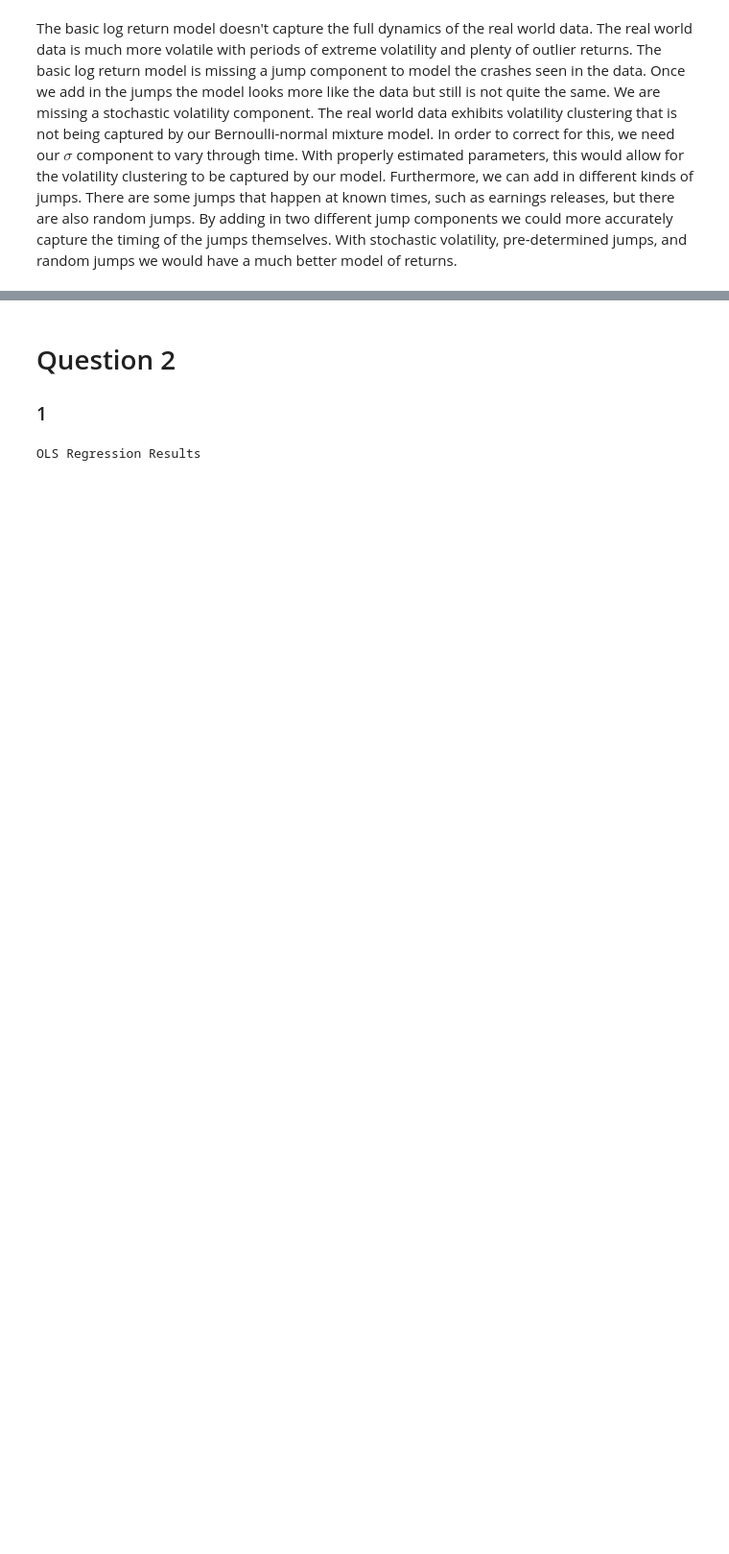
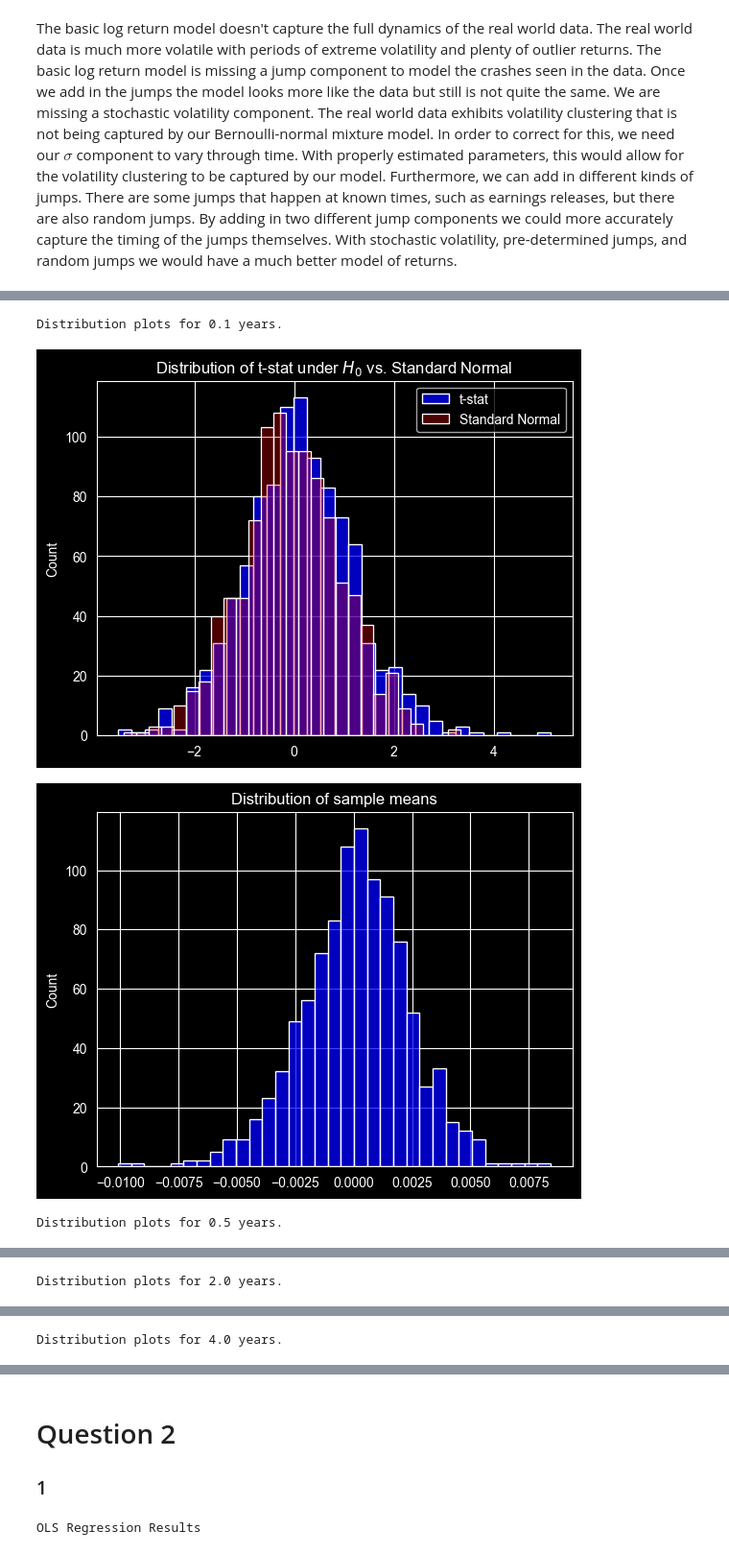
Before and after one commit to hg2777/Time-Series, a Jupyter notebook: ps3/hw3.ipynb, the cells around one changed output, grey strips where cells are left out. Shown at 96% size. Saved outputs shown, nothing was run; the diff lists cells and outputs as text; code cells hidden in the pictures; blank space fills up the shorter version.

```diff
--- a/ps3/hw3.ipynb
+++ b/ps3/hw3.ipynb
@@ -51,0 +138,13 @@ Once we add in the jumps the model looks more like the data but still is not qui
+# %%
+mu = 0.0004
+sigma = 0.01
+p = 0.01
+mu_j = -0.03
+sigma_j = 0.04
+
+unconditional_mu = mu + p * mu_j
+unconditional_variance = p * mu_j**2 * (1 - p) + p * sigma_j**2 + sigma**2
+unconditional_skew = (3 * p * mu_j * sigma_j ** 2 * (1 - p) + p * mu_j**3 * (1- 3*p + 2 * p**2)) / ((p * mu_j**2 * (1-p) + p * sigma_j**2 + sigma**2) ** (3/2))
+print(f'Unconditional Mean: {unconditional_mu}')
+print(f'Unconditional SD: {np.sqrt(unconditional_variance)}')
+print(f'Unconditional Skew: {unconditional_skew}')
@@ -51,0 +215,16 @@ Once we add in the jumps the model looks more like the data but still is not qui
+# %%
+N = 1000
+T = [25, 125, 500, 1000]
+t_stats_dict = dict()
+sample_mean_dict = dict()
+
+for year in T:
+    t_stats, sample_mean = monte_carlo(N, year)
+    t_stats_dict[year] = t_stats
+    sample_mean_dict[year] = sample_mean
+    distribution_plots(year, t_stats_dict, sample_mean_dict)
+# %% [output]
+Distribution plots for 0.1 years.
+[figure, added]
+[figure, added]
+Distribution plots for 0.5 years.
@@ -51,0 +233 @@ Once we add in the jumps the model looks more like the data but still is not qui
+Distribution plots for 2.0 years.
@@ -51,0 +236 @@ Once we add in the jumps the model looks more like the data but still is not qui
+Distribution plots for 4.0 years.
```
Also changed, not shown: parts of 27 cells of this notebook, 1 other file.
